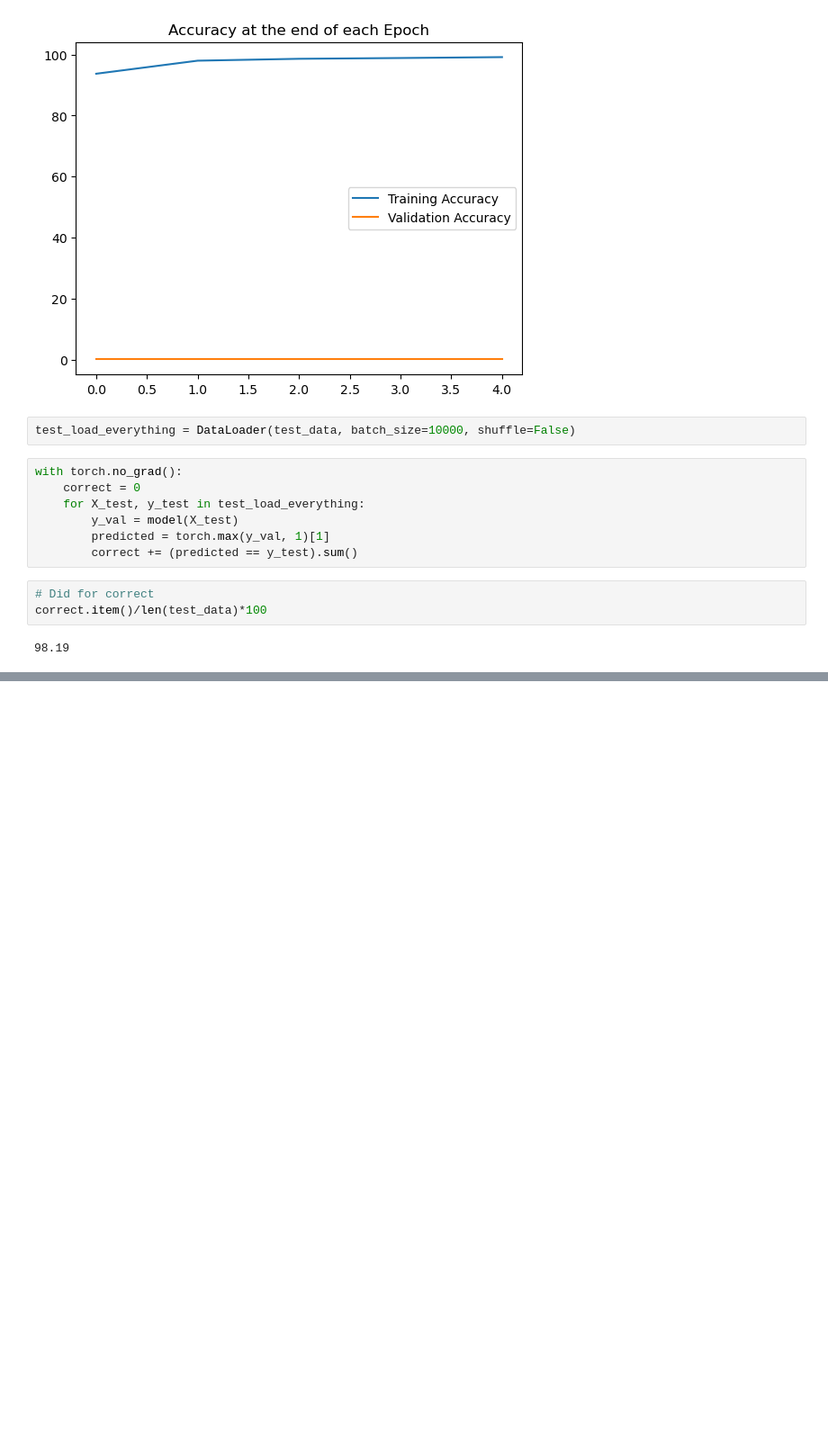
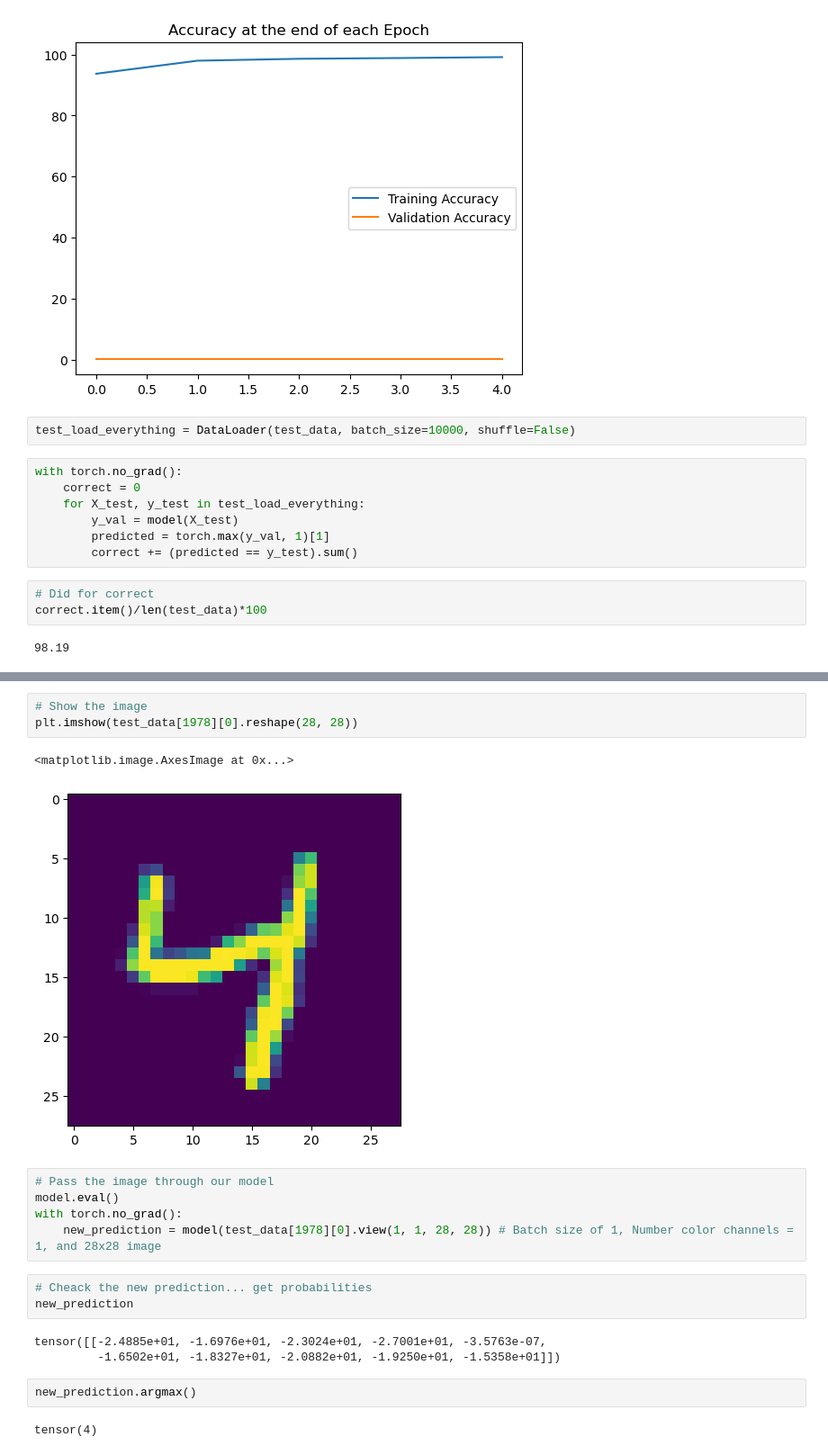
Before and after one commit to rlbMAX/practice, a Jupyter notebook: deep-learning-with-pytorch/06_Convolutional_Neural_Network.ipynb, the cells around one changed output, grey strips where cells are left out. Shown: that part at 90% size. Cells and saved outputs as stored; diff of their text form; blank space fills up the shorter version.

Commit message:
Added code from lesson 19 (running new image through CNN)

```diff
--- a/deep-learning-with-pytorch/06_Convolutional_Neural_Network.ipynb
+++ b/deep-learning-with-pytorch/06_Convolutional_Neural_Network.ipynb
@@ -269,0 +333,21 @@ correct.item()/len(test_data)*100
+# %%
+# Show the image
+plt.imshow(test_data[1978][0].reshape(28, 28))
+# %% [output]
+<matplotlib.image.AxesImage at 0x...>
+[figure, added]
+# %%
+# Pass the image through our model
+model.eval()
+with torch.no_grad():
+    new_prediction = model(test_data[1978][0].view(1, 1, 28, 28)) # Batch size of 1, Number color channels = 1, and 28x28 image
+# %%
+# Cheack the new prediction... get probabilities
+new_prediction
+# %% [output]
+tensor([[-2.4885e+01, -1.6976e+01, -2.3024e+01, -2.7001e+01, -3.5763e-07,
+         -1.6502e+01, -1.8327e+01, -2.0882e+01, -1.9250e+01, -1.5358e+01]])
+# %%
+new_prediction.argmax()
+# %% [output]
+tensor(4)
```
Also changed, not shown: parts of 5 cells of this notebook.
